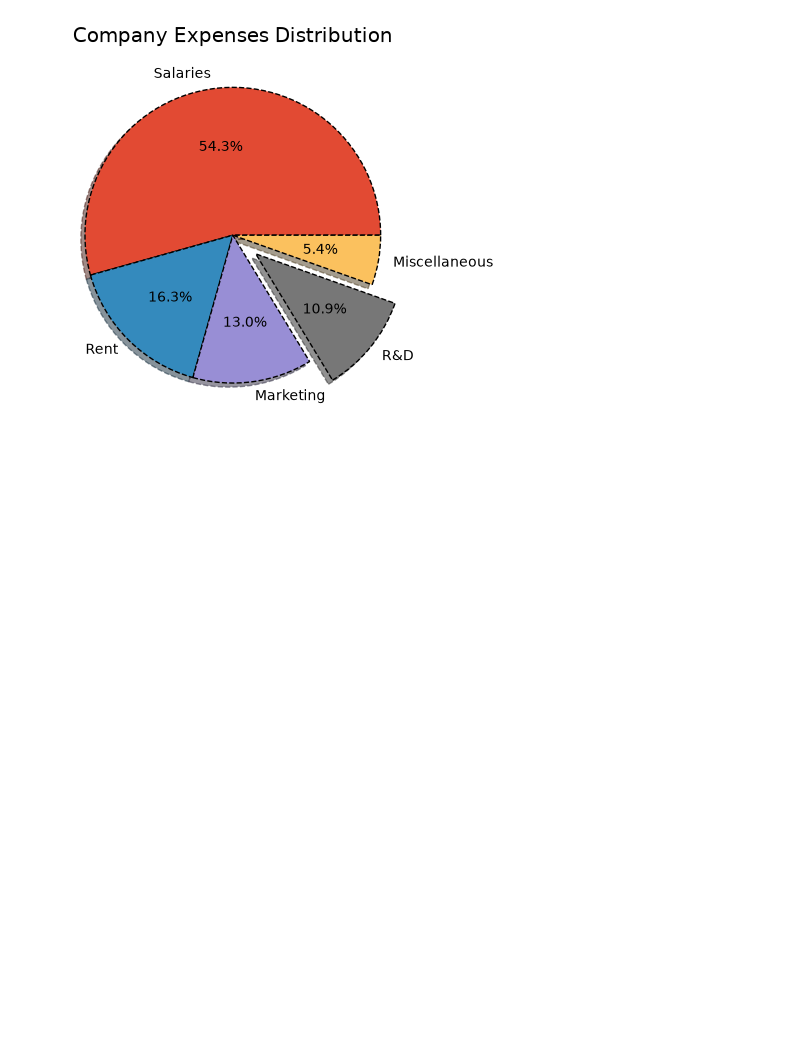
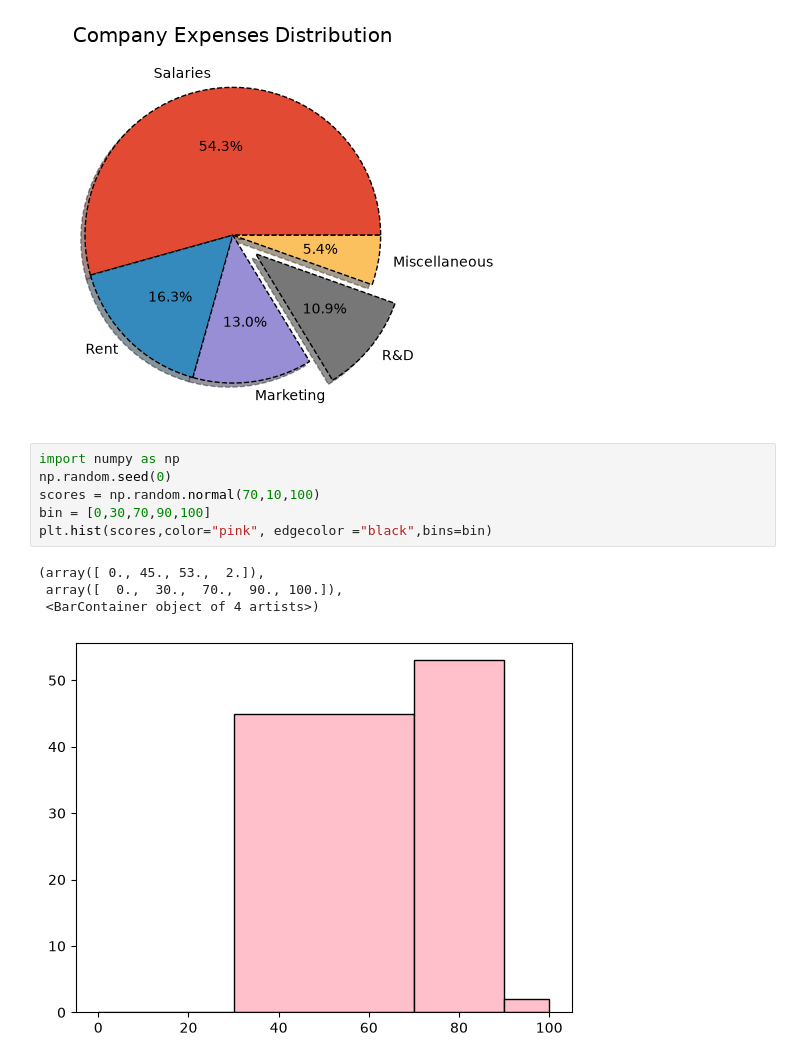
Before and after one commit to hacker-x184/python-Library, a Jupyter notebook: matplotlib/matplot.ipynb, the cells around one changed output. Cells and saved outputs as stored; diff of their text form; blank space fills up the shorter version.

```diff
--- a/matplotlib/matplot.ipynb
+++ b/matplotlib/matplot.ipynb
@@ -253,3 +253,14 @@ plt.title("Company Expenses Distribution")
 plt.show()
 # %% [output]
 [figure]
+# %%
+import numpy as np
+np.random.seed(0)
+scores = np.random.normal(70,10,100)
+bin = [0,30,70,90,100]
+plt.hist(scores,color="pink", edgecolor ="black",bins=bin)
+# %% [output]
+(array([ 0., 45., 53.,  2.]),
+ array([  0.,  30.,  70.,  90., 100.]),
+ <BarContainer object of 4 artists>)
+[figure, added]
```
Also changed, not shown: parts of 12 cells of this notebook.
